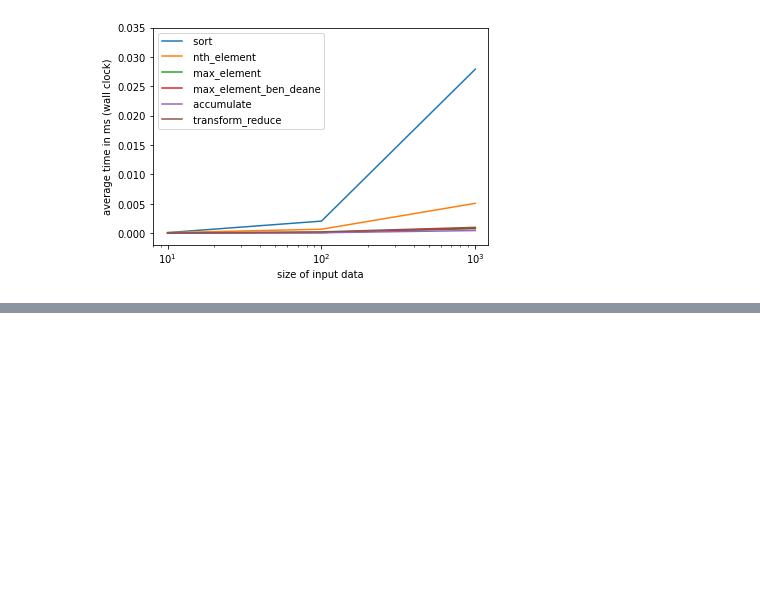
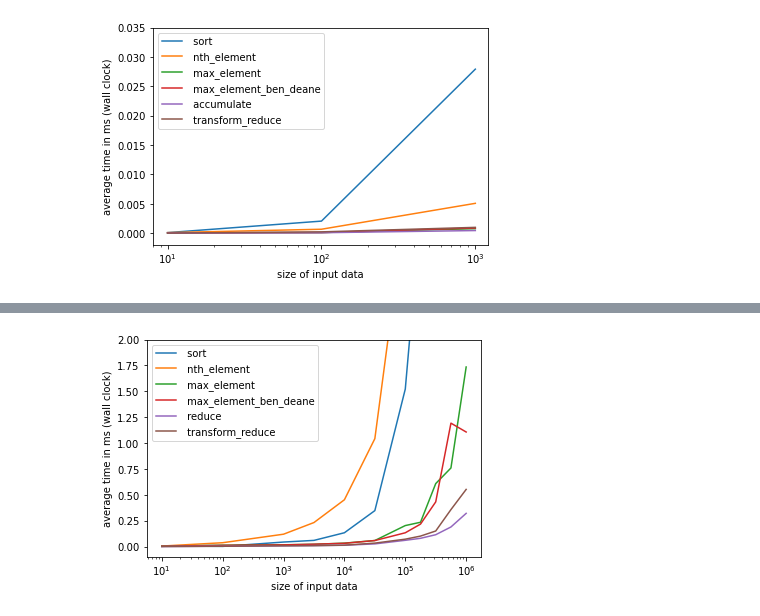
Before and after one commit to AndreasSchaetti/TopTwo, a Jupyter notebook: notebooks/analyze_timing_data.ipynb, the cells around one changed output, grey strips where cells are left out. Drawn from its saved outputs; the diff is of its cells as text; code cells hidden in the pictures; blank space fills up the shorter version.

```diff
--- a/notebooks/analyze_timing_data.ipynb
+++ b/notebooks/analyze_timing_data.ipynb
@@ -66,0 +93,4 @@ data.iloc[0:3,:].plot(x="size", logx=True, xlabel="size of input data", ylabel="
+# %%
+data_par.plot(x="size", logx=True, xlabel="size of input data", ylabel="average time in ms (wall clock)", ylim=[-0.1, 2]);
+# %% [output]
+[figure, added]
```
Also changed, not shown: parts of 4 cells of this notebook.
